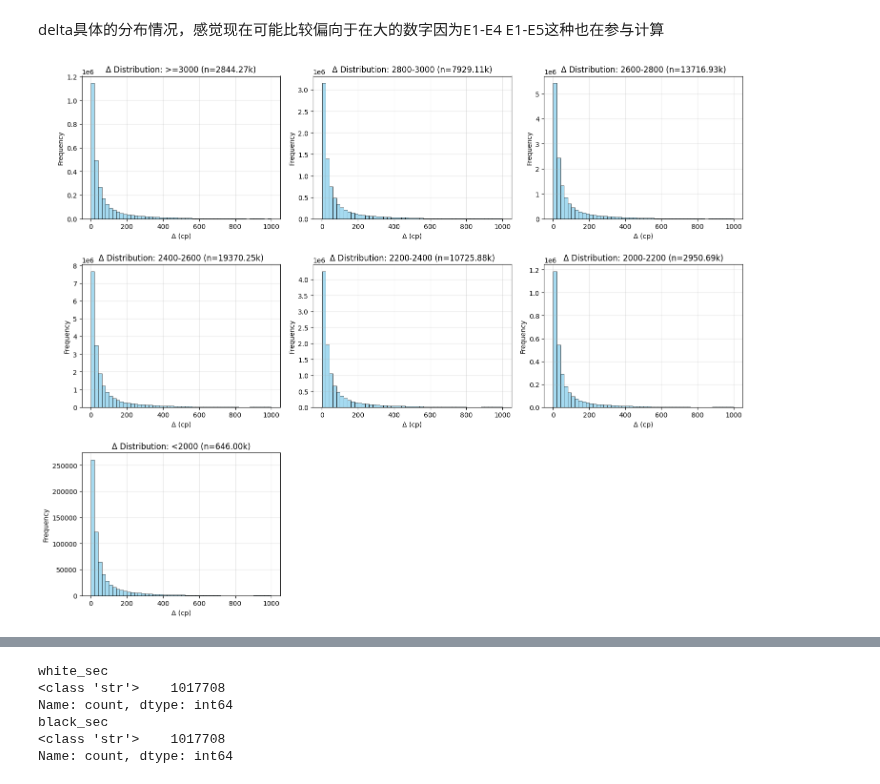
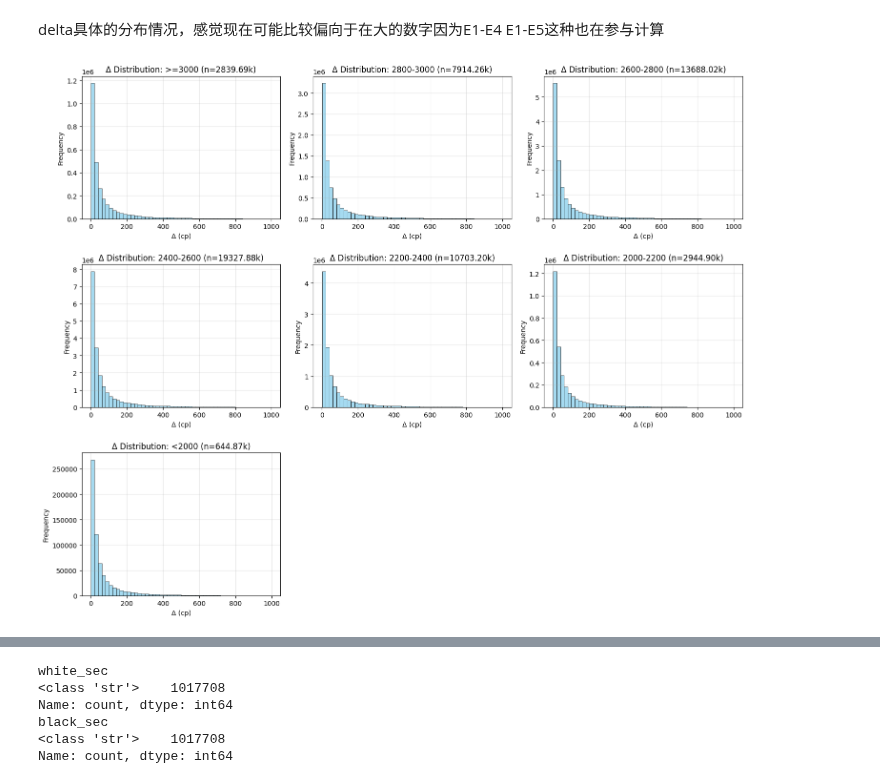
Before and after one commit to zZimablueee/Chess, a Jupyter notebook: complexity/delta_0/delta1.ipynb, the cells around one changed output, grey strips where cells are left out. Cells and saved outputs as stored; diff of their text form; code cells hidden in the pictures.

```diff
--- a/complexity/delta_0/delta1.ipynb
+++ b/complexity/delta_0/delta1.ipynb
@@ -643,7 +493,7 @@ def compute_delta_math_exact(df):
 
     # 视角转换 (White 为 1，Black 为 -1，实现黑白分别用 E1-Ek 和 Ek-E1 计算)
     sign = np.where(df['Color'] == 'White', 1, -1)
-    w2, w3, w4, w5 = 0.4, 0.3, 0.2, 0.1
+    w2, w3, w4, w5 = 0.48, 0.24, 0.16, 0.12
 
     # 分子： sum(w_k * (E1 - E_k))， 仅当属于集合 K (即 m_k 为 True) 时，才计入该项
     numerator = (
@@ -732,7 +545,7 @@ df_moves.head()
 | 4 | 34 | 5 | Dennis Wagner | White | 32 | 44 | 35 | 26 | 21 | 21 | ... |
 # %%
 # 加入elo和分组信息 别重复执行否则名字会有后缀 test2
-output_csv = 'df_moves2.csv'
+output_csv = 'df_moves2-2.csv'
 if os.path.exists(output_csv):
     os.remove(output_csv)
 
@@ -818,8 +631,8 @@ print(f"强制步字典表构建完成，共 {len(df_forced_expanded)} 条强制
 # %% [output]
 强制步字典表构建完成，共 655430 条强制步记录。
 # %%
-input_csv = 'df_moves2.csv'       # 上一步生成的带 ELO 的表
-output_csv = 'df_moves3.csv' # 我们的终极完全体数据表
+input_csv = 'df_moves2-2.csv'       # 上一步生成的带 ELO 的表
+output_csv = 'df_moves3-2.csv' # 我们的终极完全体数据表
 
 if os.path.exists(output_csv):
     os.remove(output_csv)
@@ -877,7 +690,7 @@ optimized_dtypes = {
 
 # 2. 读取时直接传给 dtype 参数
 df_moves = pd.read_csv(
-    'df_moves3.csv',
+    'df_moves3-2.csv',
     dtype=optimized_dtypes
 )
 # %%
@@ -1013,39 +779,37 @@ df_moves.to_parquet('df_moves1.parquet')
 # %% [markdown]
 delta具体的分布情况，感觉现在可能比较偏向于在大的数字因为E1-E4 E1-E5这种也在参与计算
 # %%
-import matplotlib.pyplot as plt
-import seaborn as sns
-
+group_order = ['>=3000', '2800-3000', '2600-2800','2400-2600', '2200-2400', '2000-2200', '<2000']
 def plot_delta_distribution(df, group_order, x_limit=1000):
     # 创建一个多子图画板，3行3列足够放7个组
     fig, axes = plt.subplots(3, 3, figsize=(15, 12))
     axes = axes.flatten() # 展平方便循环
 
     for i, g in enumerate(group_order):
         # 1. 筛选该组的有效非强制步
         sub_df = df[(df['ELO_Group'] == g) & (df['Is_Forced'] == 0) & (df['Δ'] > 0)]
 
         # 2. 截取主体部分查看分布
         data_to_plot = sub_df['Δ'][sub_df['Δ'] <= x_limit]
 
         # 3. 画直方图
         ax = axes[i]
         sns.histplot(data_to_plot, bins=50, color='skyblue', ax=ax, kde=False)
         ax.set_title(f'Δ Distribution: {g} (n={len(data_to_plot)/1000:.2f}k)')
         ax.set_xlabel('Δ (cp)')
         ax.set_ylabel('Frequency')
         ax.grid(alpha=0.3)
 
     # 隐藏多余的空白子图
     for j in range(len(group_order), len(axes)):
         fig.delaxes(axes[j])
 
     plt.tight_layout()
     plt.show()
 
 # 运行查看分布
 plot_delta_distribution(df_moves, group_order)
 # %% [output]
-[figure, old version]
+[figure, new version]
 # %%
 # 新的方法拟合
```
Also changed, not shown: parts of 21 cells of this notebook, 1 other file.
